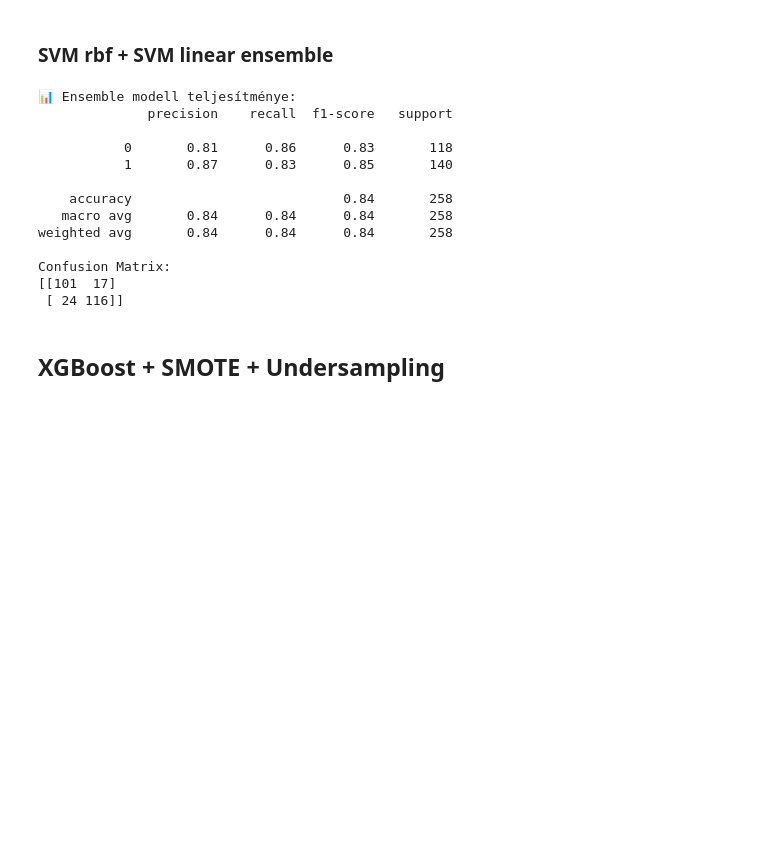
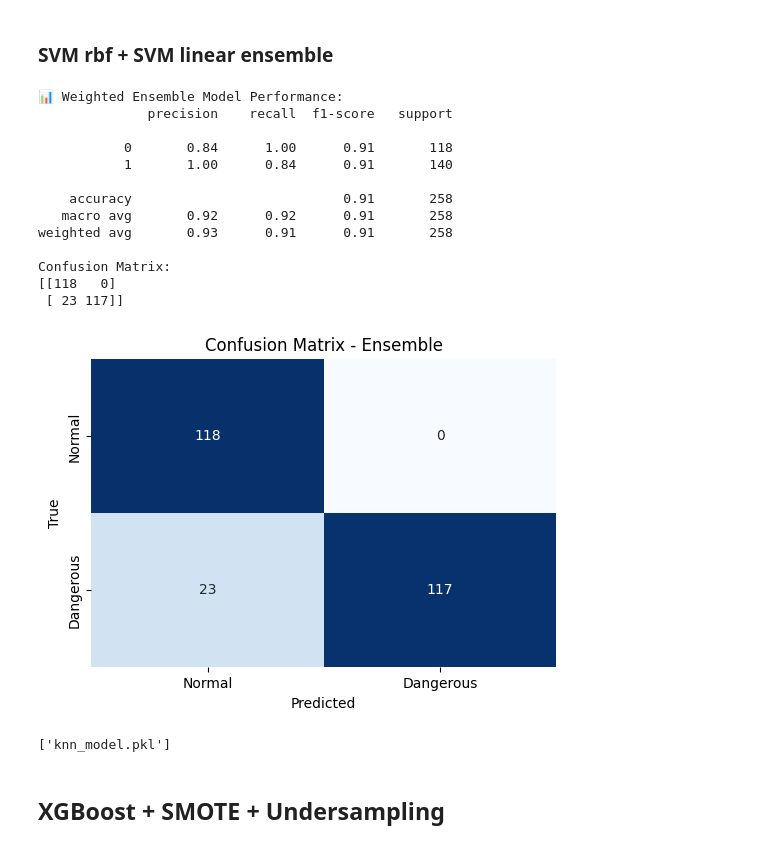
Before and after one commit to MisurdaLuca/Animal_Condition_Classifier, a Jupyter notebook: tabular/animal_condition_tabular_classification.ipynb, the cells around one changed output. Drawn from its saved outputs; the diff is of its cells as text; code cells hidden in the pictures; blank space fills up the shorter version.

Commit message:
feat: add ensemble model

```diff
--- a/tabular/animal_condition_tabular_classification.ipynb
+++ b/tabular/animal_condition_tabular_classification.ipynb
@@ -1641,41 +1641,65 @@ joblib.dump(svmlinear, "svmlinear_model.pkl")
 # %%
 import numpy as np
 from collections import Counter
+from sklearn.metrics import classification_report, confusion_matrix
+from sklearn.neighbors import KNeighborsClassifier
 
-# Előrejelzések
+# Train kNN model (assuming X_train and y_train are defined)
+knn = KNeighborsClassifier(n_neighbors=3)  # Default k=5, adjustable
+knn.fit(X_train, y_train)
+
+# Predictions from individual models
 y_pred_linear = svmlinear.predict(X_test)
 y_pred_rbf = svmrbf.predict(X_test)
+y_pred_knn = knn.predict(X_test)
 
-# Ensemble predikció majority voting alapján
+# Ensemble prediction using weighted voting
 y_pred_ensemble = []
+weights = {'linear': 0.4, 'rbf': 0.3, 'knn': 0.3}  # Adjusted weights for three models
 
-for lin, rbf in zip(y_pred_linear, y_pred_rbf):
-    votes = [lin, rbf]
-    majority = Counter(votes).most_common(1)[0][0]  # a leggyakoribb érték
+for lin, rbf, knn_pred in zip(y_pred_linear, y_pred_rbf, y_pred_knn):
+    vote_counts = Counter()
+    vote_counts[lin] += weights['linear']
+    vote_counts[rbf] += weights['rbf']
+    vote_counts[knn_pred] += weights['knn']
+    # Get the class with the highest weighted vote; in case of a tie, prefer linear
+    majority = max(vote_counts.items(), key=lambda x: (x[1], x[0] == lin))[0]
     y_pred_ensemble.append(majority)
 
 y_pred_ensemble = np.array(y_pred_ensemble)
+cm= confusion_matrix(y_test, y_pred_ensemble)
 
-from sklearn.metrics import classification_report
-
-print("📊 Ensemble modell teljesítménye:")
+# Evaluate ensemble model
+print("📊 Weighted Ensemble Model Performance:")
 print(classification_report(y_test, y_pred_ensemble))
 print("Confusion Matrix:")
 print(confusion_matrix(y_test, y_pred_ensemble))
+plt.figure(figsize=(6, 4))
+sns.heatmap(cm, annot=True, fmt='d', cmap='Blues', cbar=False,
+            xticklabels=['Normal', 'Dangerous'], yticklabels=['Normal', 'Dangerous'])
+plt.title('Confusion Matrix - Ensemble')
+plt.xlabel('Predicted')
+plt.ylabel('True')
+plt.show()
+
+from joblib import dump
+dump(knn, "knn_model.pkl")
 # %% [output]
-📊 Ensemble modell teljesítménye:
+📊 Weighted Ensemble Model Performance:
               precision    recall  f1-score   support
 
-           0       0.81      0.86      0.83       118
-           1       0.87      0.83      0.85       140
+           0       0.84      1.00      0.91       118
+           1       1.00      0.84      0.91       140
 
-    accuracy                           0.84       258
-   macro avg       0.84      0.84      0.84       258
-weighted avg       0.84      0.84      0.84       258
+    accuracy                           0.91       258
+   macro avg       0.92      0.92      0.91       258
+weighted avg       0.93      0.91      0.91       258
 
 Confusion Matrix:
-[[101  17]
- [ 24 116]]
+[[118   0]
+ [ 23 117]]
+[figure, added]
+['knn_model.pkl']
 # %% [markdown]
 ## XGBoost + SMOTE + Undersampling
 # %%
```
